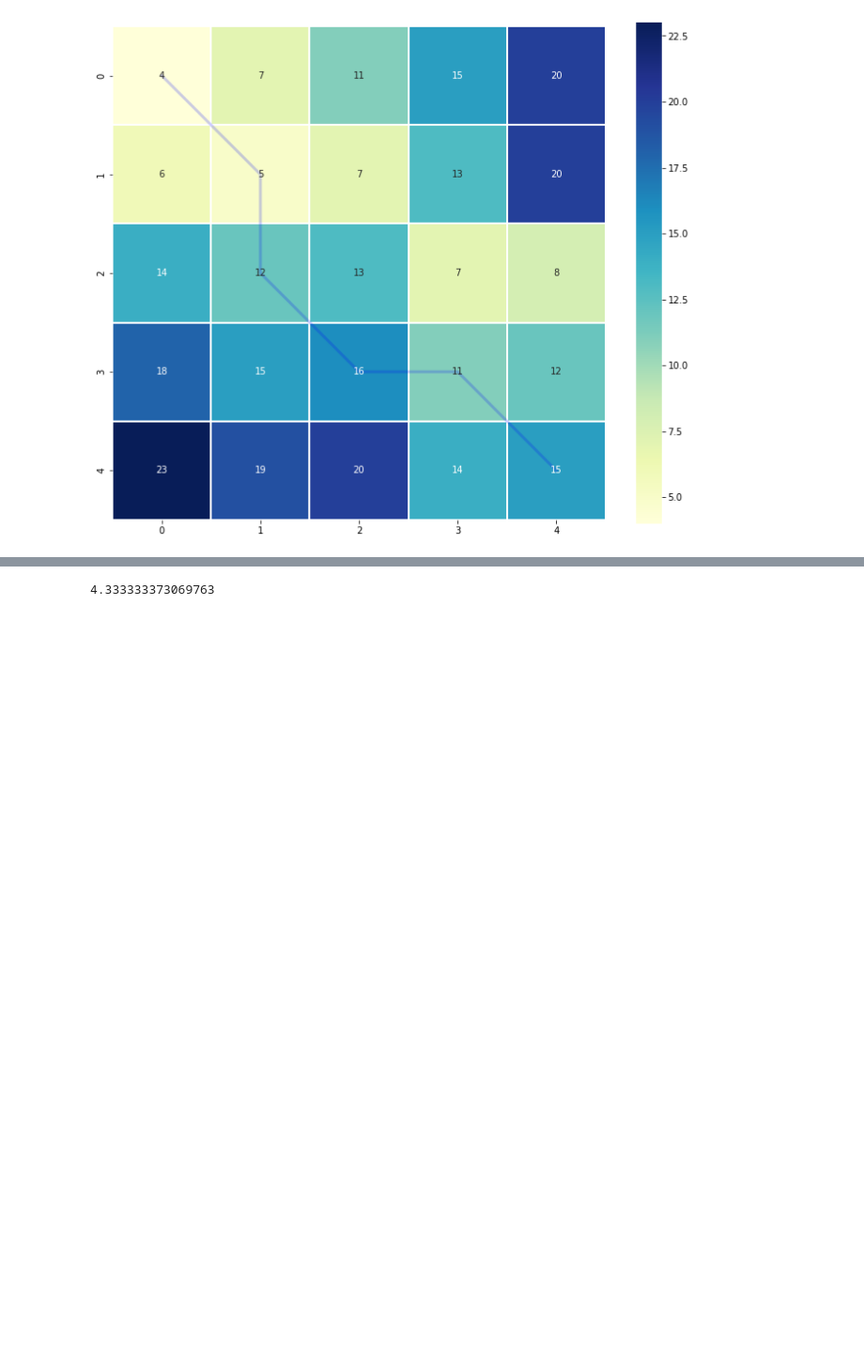
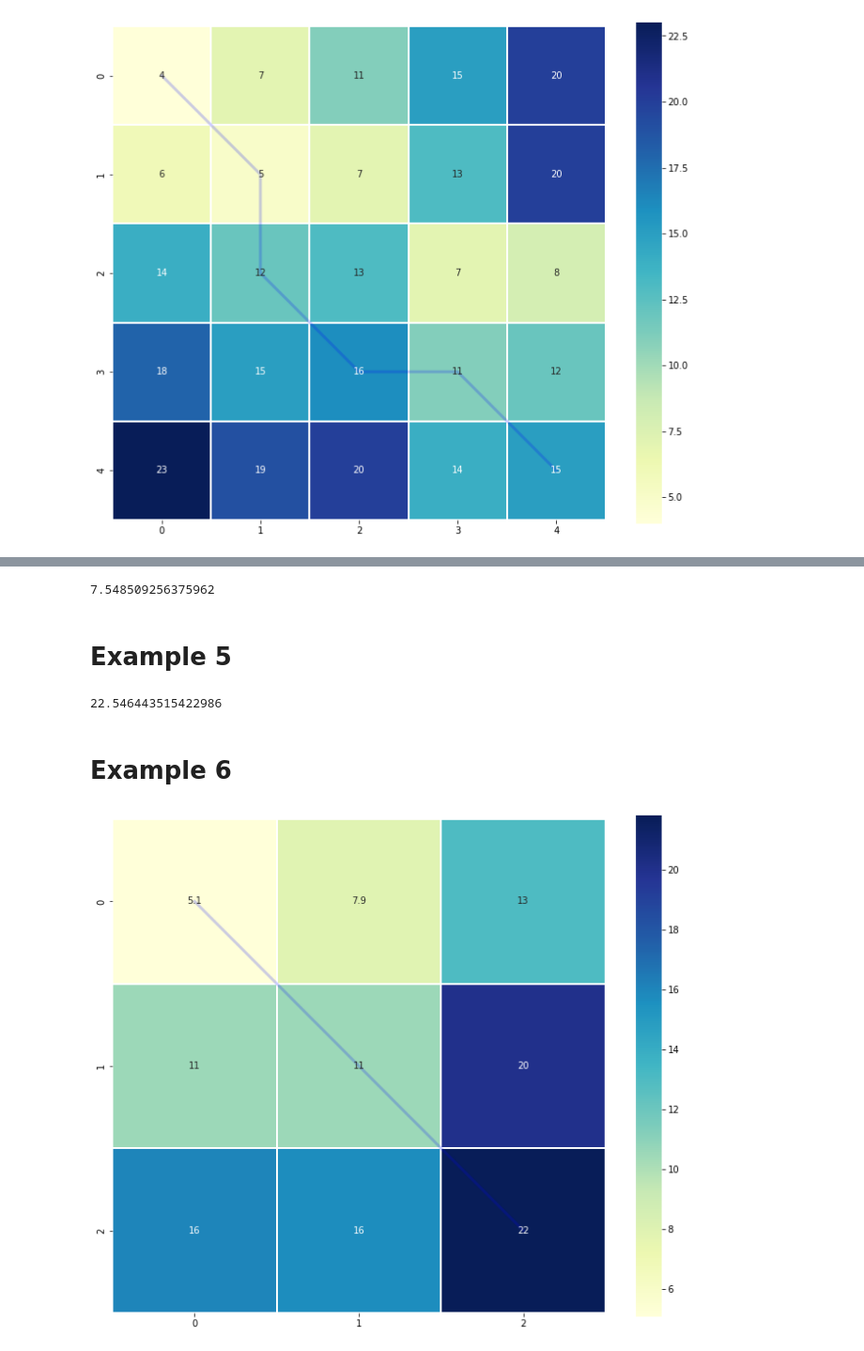
Before and after one commit to oscarescuderoarnanz/dtwParallel, a Jupyter notebook: exampleData/CodeExamples/E1_SyntheticData/Examples.ipynb, the cells around one changed output, grey strips where cells are left out. Shown: that part at 94% size. Cells and saved outputs as stored; diff of their text form; code cells hidden in the pictures; blank space fills up the shorter version.

```diff
--- a/exampleData/CodeExamples/E1_SyntheticData/Examples.ipynb
+++ b/exampleData/CodeExamples/E1_SyntheticData/Examples.ipynb
@@ -38,33 +55,49 @@ _ = dtw_functions.dtw(x,y,distance, get_visualization=visualization)
 # %%
-from dtwParallel import dtw_functions
+# from dtwParallel import dtw_functions
 from scipy.spatial import distance as d
 import numpy as np
 
-x = np.array([[3,5,8],
+X = np.array([[3,5,8],
             [5, 1,9]])
 
-y = np.array([[2, 0,8],
+Y = np.array([[2, 0,8],
             [4, 3,8]])
 
-dtw_functions.dtw(x,y,"d", d.euclidean, MTS=True)
+dtw_functions.dtw(X, Y, "d", d.euclidean, MTS=True)
+# %% [output]
+7.548509256375962
-# %%
-from dtwParallel import dtw_functions
-import numpy as np
-
-x = np.array([
-              [3, 5, 8],
-              [5, 1, 9],
-              [1, 1, 0],
-              [2, 1, 0],
-              [1, 0, 1],
-              [5.2, 1, 9.5],
-            ])
-
-y = np.array([
-              [2, 0, 8],
-              [1, 0, 1]
-             ])
-
-dtw_functions.dtw(x, y, "d", dist="gower", MTS=True)
-# %% [output]
-4.333333373069763
+# %% [markdown]
+# Example 5
+# %%
+# from dtwParallel import dtw_functions
+from scipy.spatial import distance as d
+import numpy as np
+
+X = np.array([[3, 5, 8],
+              [5, 1, 9],
+              [0, 1, 1],
+              [1, 4, 2]])
+
+Y = np.array([[2, 0,8],
+            [4, 3,8]])
+
+dtw_functions.dtw(X, Y, "d", d.euclidean, MTS=True)
+# %% [output]
+22.546443515422986
+# %% [markdown]
+# Example 6
+# %%
+from dtwParallel import dtw_functions
+from scipy.spatial import distance as d
+
+X = np.array([[3, 5, 8],
+              [0, 1, 3],
+              [1, 2, 3]])
+
+Y = np.array([[2, 0, 8],
+              [1, 3, 8],
+              [4, 8, 12]])
+
+d = dtw_functions.dtw(X, Y,  d.euclidean, MTS=True, get_visualization=True)
+# %% [output]
+[figure, added]
```
Also changed, not shown: parts of 20 cells of this notebook, 14 other files.
